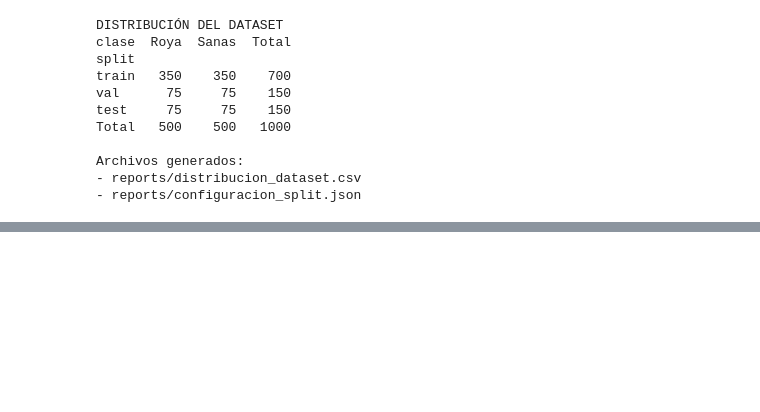
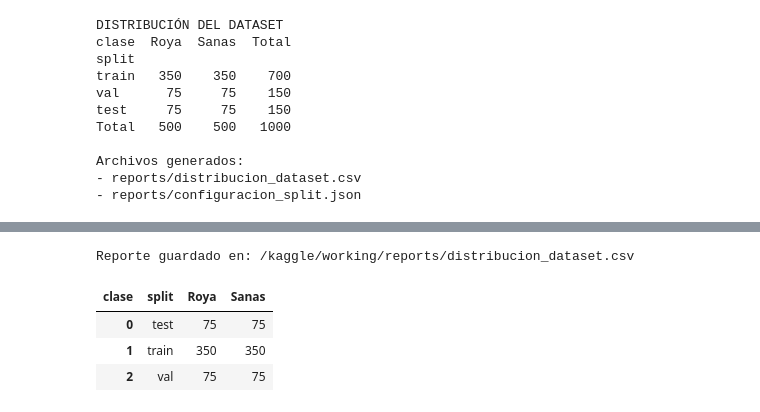
Before and after one commit to Hollow-30/cafeguardian, a Jupyter notebook: ml/notebooks/02-division-dataset.ipynb, the cells around one changed output, grey strips where cells are left out. Saved outputs shown, nothing was run; the diff lists cells and outputs as text; code cells hidden in the pictures; blank space fills up the shorter version.

```diff
--- a/ml/notebooks/02-division-dataset.ipynb
+++ b/ml/notebooks/02-division-dataset.ipynb
@@ -232,0 +481,24 @@ Archivos generados:
+# %%
+from pathlib import Path
+import pandas as pd
+
+manifest = pd.read_csv(
+    "/kaggle/working/reports/dataset_manifest.csv"
+)
+
+distribution = (
+    pd.crosstab(manifest["split"], manifest["clase"])
+    .reset_index()
+)
+
+output_path = Path("/kaggle/working/reports/distribucion_dataset.csv")
+distribution.to_csv(output_path, index=False)
+
+print(f"Reporte guardado en: {output_path}")
+display(distribution)
+# %% [output]
+Reporte guardado en: /kaggle/working/reports/distribucion_dataset.csv
+| clase | split | Roya | Sanas |
+| 0 | test | 75 | 75 |
+| 1 | train | 350 | 350 |
+| 2 | val | 75 | 75 |
```
Also changed, not shown: parts of 7 cells of this notebook.
